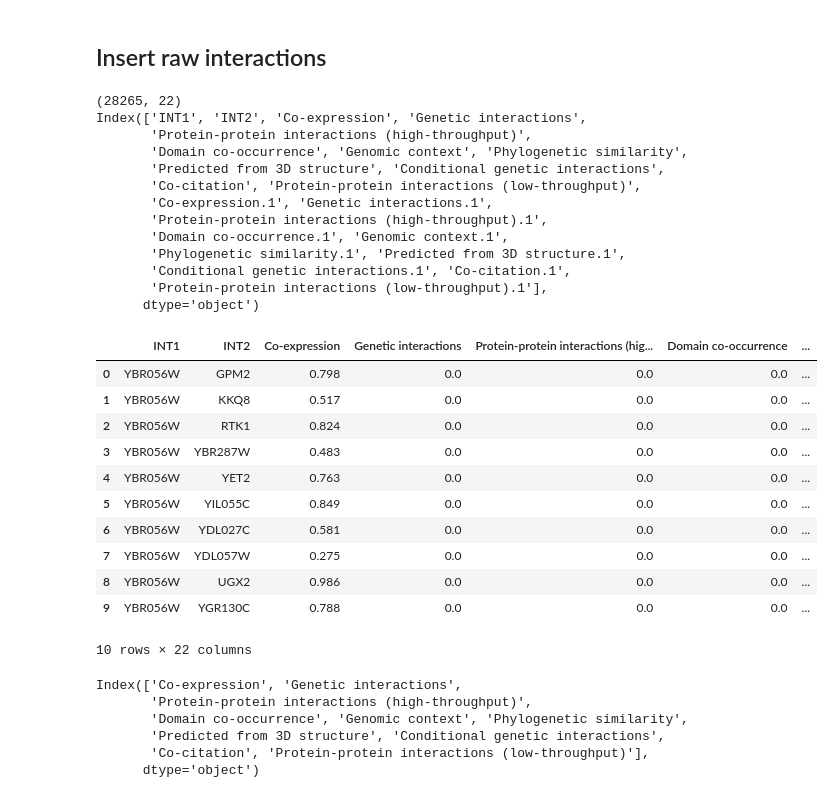
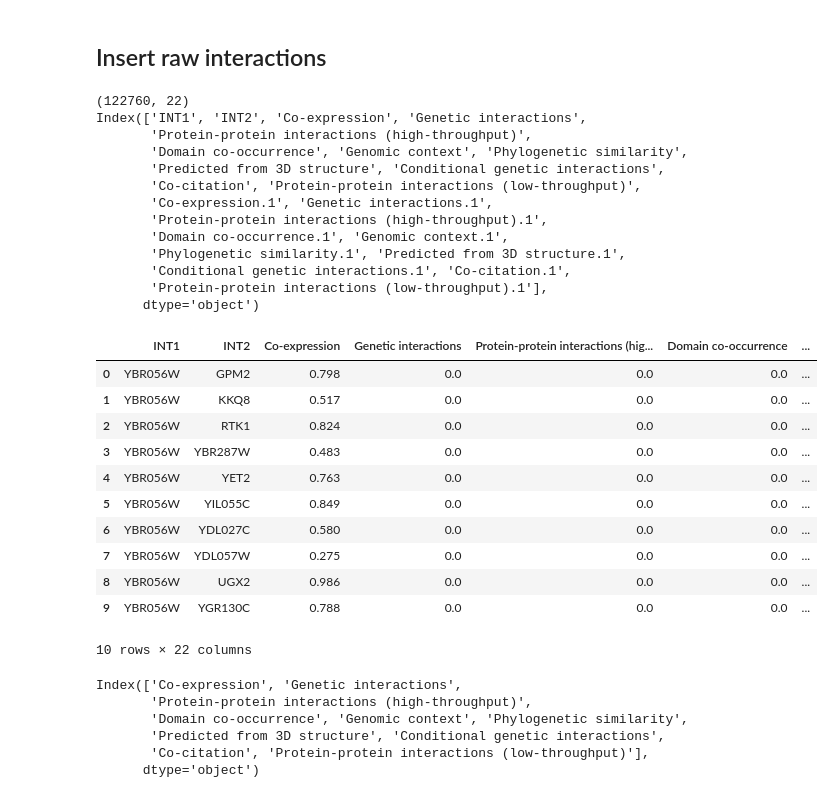
Before and after one commit to Synergetic-ai/ontology-data-generators, a Jupyter notebook: neo4j_database_builder-final.ipynb, the cells around one changed output. Drawn from its saved outputs; the diff is of its cells as text; code cells hidden in the pictures.

```diff
--- a/neo4j_database_builder-final.ipynb
+++ b/neo4j_database_builder-final.ipynb
@@ -259,32 +301,34 @@ for n in results4:
 ## Insert raw interactions
 # %%
 # New Raw interaction data
-df_raw2 = pd.read_csv('./raw_interactions_2_w_pm_ids.txt', sep="\t");
+#df_raw2 = pd.read_csv('./raw_interactions_2_w_pm_ids.txt', sep="\t");
+df_raw2 = pd.read_csv('./data/8_22_2016/intTable_kei_pm_ranks.txt', sep='\t')
+
 print(df_raw2.shape)
 print(df_raw2.columns)
 df_raw2.head(10)
 # %% [output]
-(28265, 22)
+(122760, 22)
 Index(['INT1', 'INT2', 'Co-expression', 'Genetic interactions',
        'Protein-protein interactions (high-throughput)',
        'Domain co-occurrence', 'Genomic context', 'Phylogenetic similarity',
        'Predicted from 3D structure', 'Conditional genetic interactions',
        'Co-citation', 'Protein-protein interactions (low-throughput)',
        'Co-expression.1', 'Genetic interactions.1',
        'Protein-protein interactions (high-throughput).1',
        'Domain co-occurrence.1', 'Genomic context.1',
        'Phylogenetic similarity.1', 'Predicted from 3D structure.1',
        'Conditional genetic interactions.1', 'Co-citation.1',
        'Protein-protein interactions (low-throughput).1'],
       dtype='object')
 |  | INT1 | INT2 | Co-expression | Genetic interactions | Protein-protein interactions (hig... | Domain co-occurrence | ... |
 | 0 | YBR056W | GPM2 | 0.798 | 0.0 | 0.0 | 0.0 | ... |
 | 1 | YBR056W | KKQ8 | 0.517 | 0.0 | 0.0 | 0.0 | ... |
 | 2 | YBR056W | RTK1 | 0.824 | 0.0 | 0.0 | 0.0 | ... |
 | 3 | YBR056W | YBR287W | 0.483 | 0.0 | 0.0 | 0.0 | ... |
 | 4 | YBR056W | YET2 | 0.763 | 0.0 | 0.0 | 0.0 | ... |
 | 5 | YBR056W | YIL055C | 0.849 | 0.0 | 0.0 | 0.0 | ... |
-| 6 | YBR056W | YDL027C | 0.581 | 0.0 | 0.0 | 0.0 | ... |
+| 6 | YBR056W | YDL027C | 0.580 | 0.0 | 0.0 | 0.0 | ... |
 | 7 | YBR056W | YDL057W | 0.275 | 0.0 | 0.0 | 0.0 | ... |
 | 8 | YBR056W | UGX2 | 0.986 | 0.0 | 0.0 | 0.0 | ... |
 | 9 | YBR056W | YGR130C | 0.788 | 0.0 | 0.0 | 0.0 | ... |
```
Also changed, not shown: parts of 14 cells of this notebook, 10 other files.
